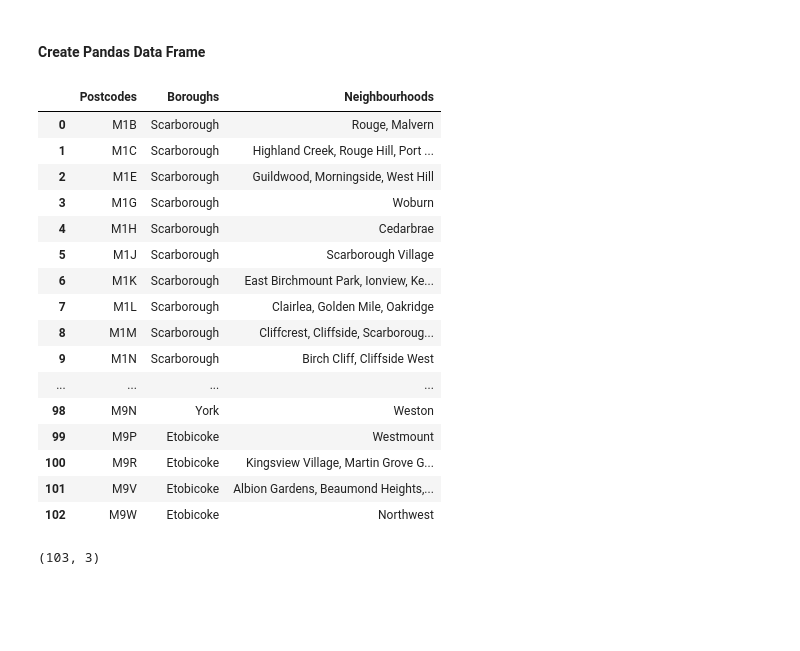
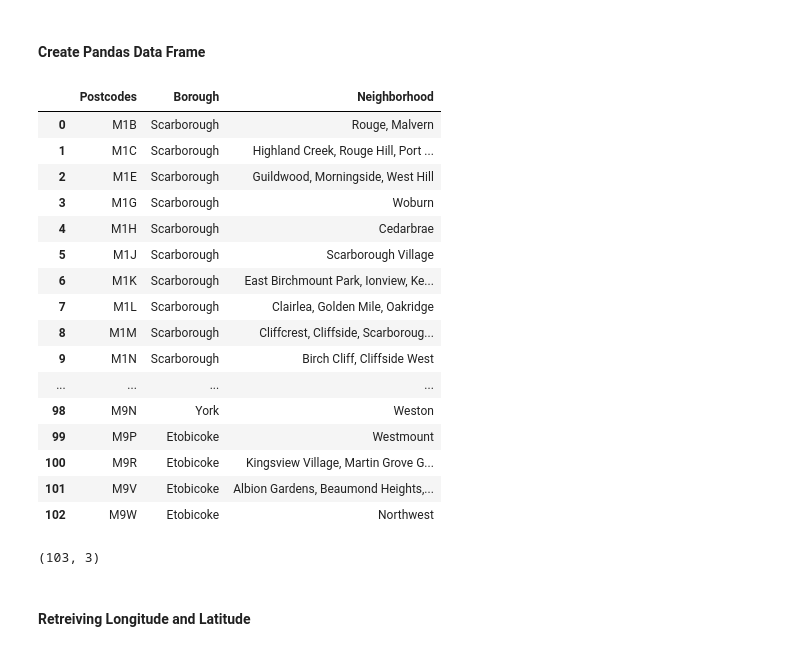
Before and after one commit to lansdell-hs/Coursera_Capstone, a Jupyter notebook: Segmenting & Clustering in Toronto.ipynb, the cells around one changed output. Saved outputs shown, nothing was run; the diff lists cells and outputs as text; code cells hidden in the pictures; blank space fills up the shorter version.

```diff
--- a/Segmenting & Clustering in Toronto.ipynb
+++ b/Segmenting & Clustering in Toronto.ipynb
@@ -59,14 +59,14 @@ for tr in table.find_all('tr'):
 # %% [markdown]
 #### Create Pandas Data Frame
 # %%
-fulldf=pd.DataFrame(datatup,columns=['Postcodes','Boroughs','Neighbourhoods'])
-df = fulldf[fulldf.Boroughs != 'Not assigned']
+fulldf=pd.DataFrame(datatup,columns=['Postcodes','Borough','Neighborhood'])
+df = fulldf[fulldf.Borough != 'Not assigned']
 df=df.replace('Not assigned',np.nan)
-df['Neighbourhoods']=df['Neighbourhoods'].fillna(df['Boroughs'])
-Output=df.groupby(['Postcodes','Boroughs'])['Neighbourhoods'].apply(', '.join).reset_index()
+df['Neighborhood']=df['Neighborhood'].fillna(df['Borough'])
+Output=df.groupby(['Postcodes','Borough'])['Neighborhood'].apply(', '.join).reset_index()
 Output
 # %% [output]
-|  | Postcodes | Boroughs | Neighbourhoods |
+|  | Postcodes | Borough | Neighborhood |
 | 0 | M1B | Scarborough | Rouge, Malvern |
 | 1 | M1C | Scarborough | Highland Creek, Rouge Hill, Port ... |
 | 2 | M1E | Scarborough | Guildwood, Morningside, West Hill |
@@ -87,3 +87,5 @@ Output
 Output.shape
 # %% [output]
 (103, 3)
+# %% [markdown]
+#### Retreiving Longitude and Latitude
```
Also changed, not shown: parts of 30 cells of this notebook.
